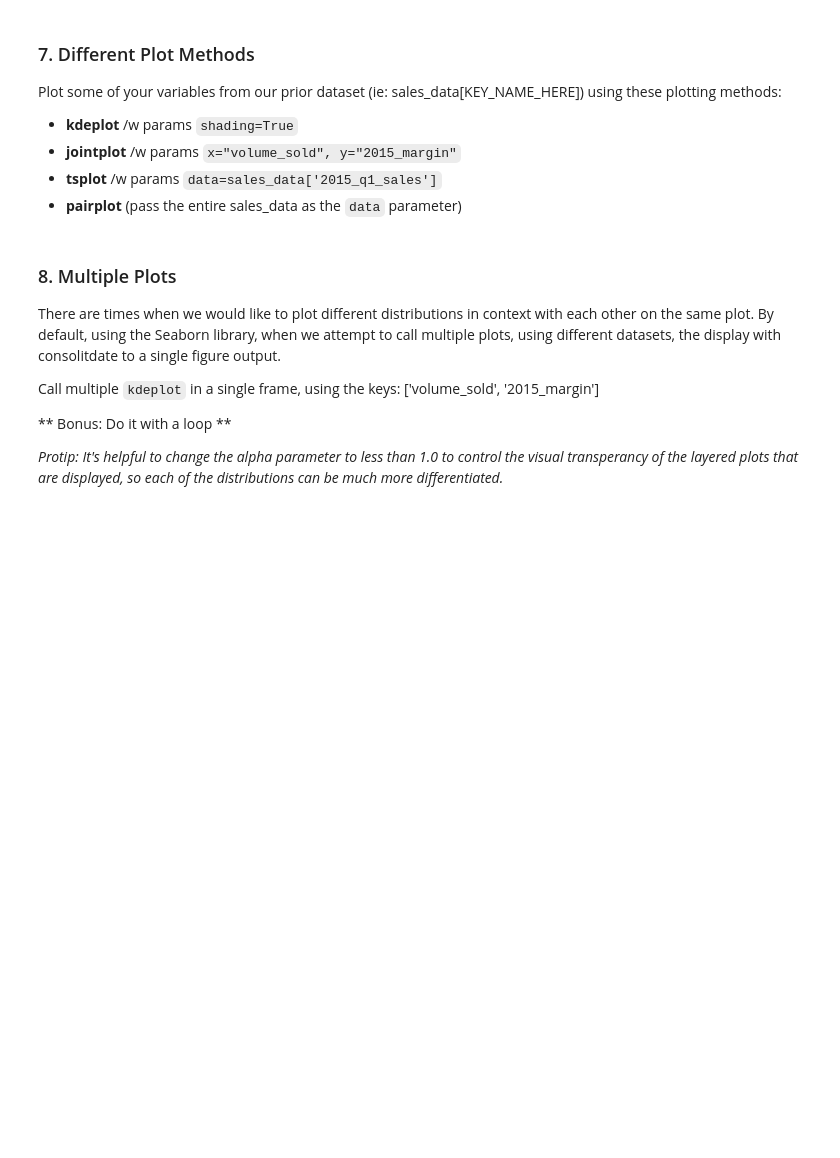
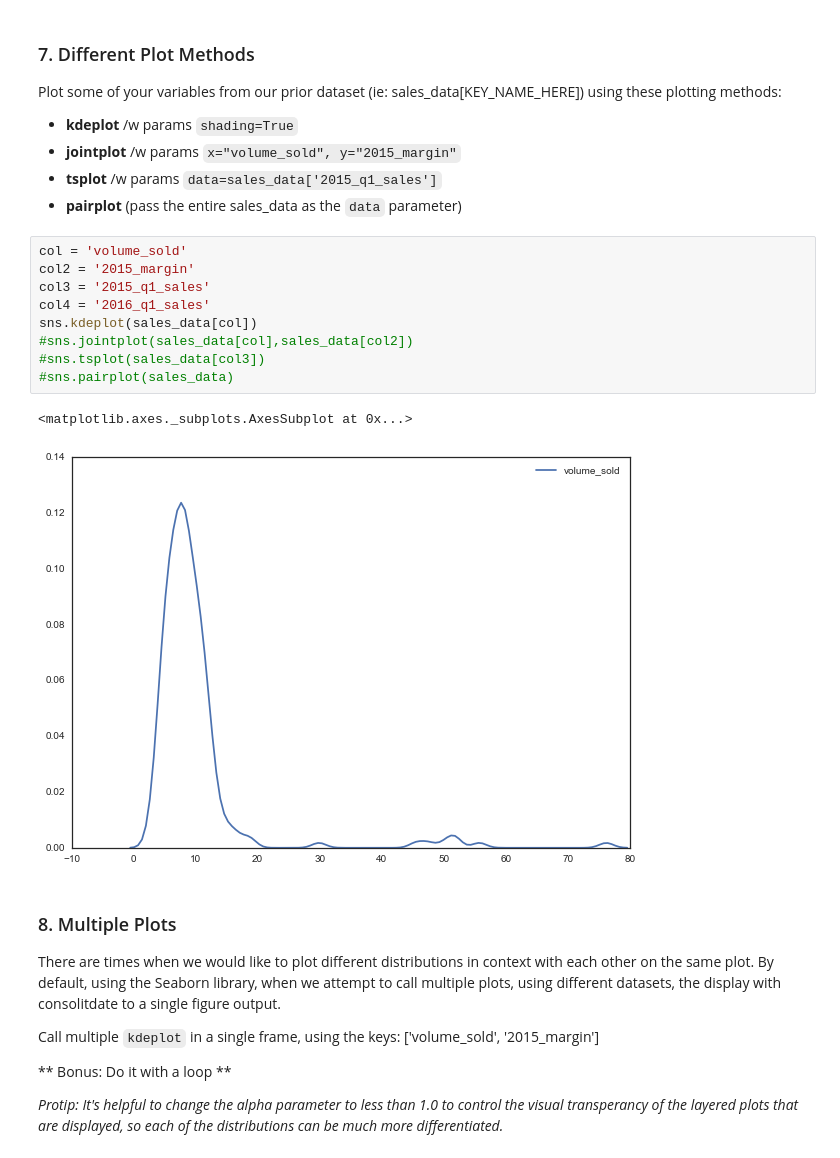
Before and after one commit to bishopkd/DSI-SF2-bishopkd, a Jupyter notebook: curriculum/week-01/3.4-lab-distributions-numpy/code/starter-code/w1-3.4-lab2.ipynb, the cells around one changed output. Cells and saved outputs as stored; diff of their text form; blank space fills up the shorter version.

```diff
--- a/curriculum/week-01/3.4-lab-distributions-numpy/code/starter-code/w1-3.4-lab2.ipynb
+++ b/curriculum/week-01/3.4-lab-distributions-numpy/code/starter-code/w1-3.4-lab2.ipynb
@@ -128,6 +221,18 @@ Plot some of your variables from our prior dataset (ie: sales_data[KEY_NAME_HERE
 - **jointplot** /w params `x="volume_sold", y="2015_margin"`
 - **tsplot** /w params `data=sales_data['2015_q1_sales']`
 - **pairplot** (pass the entire sales_data as the `data` parameter)
+# %%
+col = 'volume_sold'
+col2 = '2015_margin'
+col3 = '2015_q1_sales'
+col4 = '2016_q1_sales'
+sns.kdeplot(sales_data[col])
+#sns.jointplot(sales_data[col],sales_data[col2])
+#sns.tsplot(sales_data[col3])
+#sns.pairplot(sales_data)
+# %% [output]
+<matplotlib.axes._subplots.AxesSubplot at 0x...>
+[figure, added]
 # %% [markdown]
 ### 8. Multiple Plots
 
```
Also changed, not shown: parts of 12 cells of this notebook, 3 other files.
